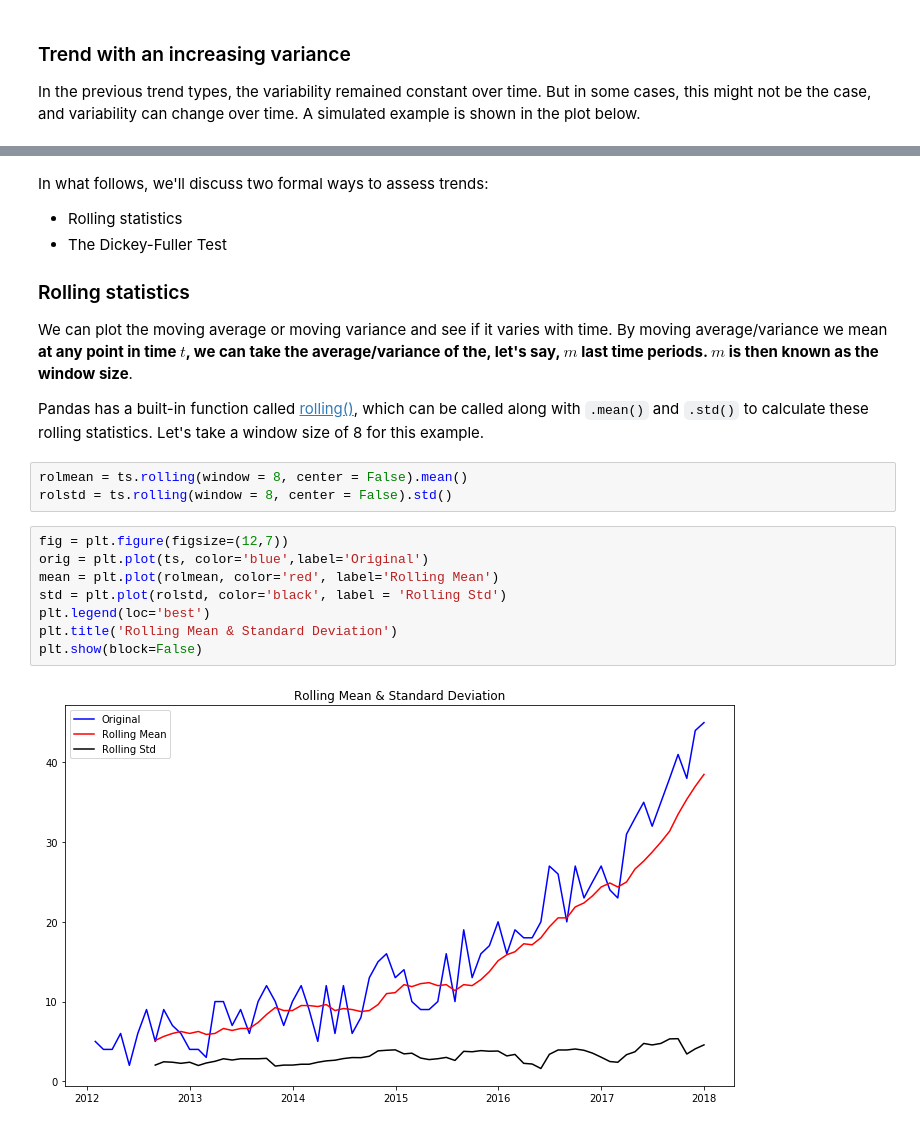
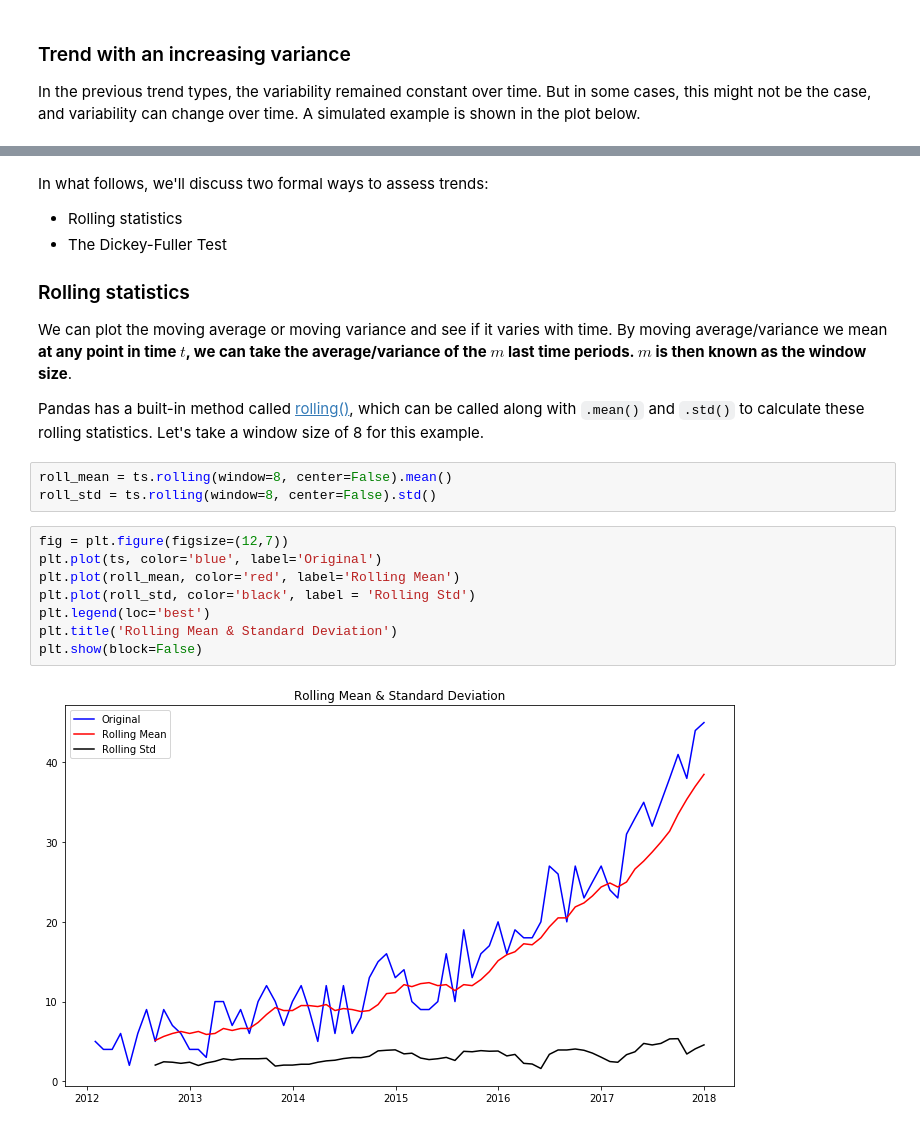
Before and after one commit to learn-co-curriculum/dsc-types-of-trends, a Jupyter notebook: index.ipynb, the cells around one changed output, grey strips where cells are left out. Drawn from its saved outputs; the diff is of its cells as text.

```diff
--- a/index.ipynb
+++ b/index.ipynb
@@ -219,20 +226,20 @@ plt.show()
 
 ### Rolling statistics
 
-We can plot the moving average or moving variance and see if it varies with time. By moving average/variance we mean **at any point in time $t$, we can take the average/variance of the, let's say, $m$ last time periods. $m$ is then known as the window size**.
+We can plot the moving average or moving variance and see if it varies with time. By moving average/variance we mean **at any point in time $t$, we can take the average/variance of the $m$ last time periods. $m$ is then known as the window size**.
 
-Pandas has a built-in function called [rolling()](https://pandas.pydata.org/pandas-docs/stable/generated/pandas.DataFrame.rolling.html), which can be called along with `.mean()` and `.std()` to calculate these rolling statistics. Let's take a window size of 8 for this example.
+Pandas has a built-in method called [rolling()](https://pandas.pydata.org/pandas-docs/stable/generated/pandas.DataFrame.rolling.html), which can be called along with `.mean()` and `.std()` to calculate these rolling statistics. Let's take a window size of 8 for this example.
 # %%
-rolmean = ts.rolling(window = 8, center = False).mean()
-rolstd = ts.rolling(window = 8, center = False).std()
+roll_mean = ts.rolling(window=8, center=False).mean()
+roll_std = ts.rolling(window=8, center=False).std()
 # %%
 fig = plt.figure(figsize=(12,7))
-orig = plt.plot(ts, color='blue',label='Original')
-mean = plt.plot(rolmean, color='red', label='Rolling Mean')
-std = plt.plot(rolstd, color='black', label = 'Rolling Std')
+plt.plot(ts, color='blue', label='Original')
+plt.plot(roll_mean, color='red', label='Rolling Mean')
+plt.plot(roll_std, color='black', label = 'Rolling Std')
 plt.legend(loc='best')
 plt.title('Rolling Mean & Standard Deviation')
 plt.show(block=False)
 # %% [output]
-[figure, old version]
+[figure, new version]
 # %% [markdown]
```
Also changed, not shown: parts of 23 cells of this notebook, 20 other files.
